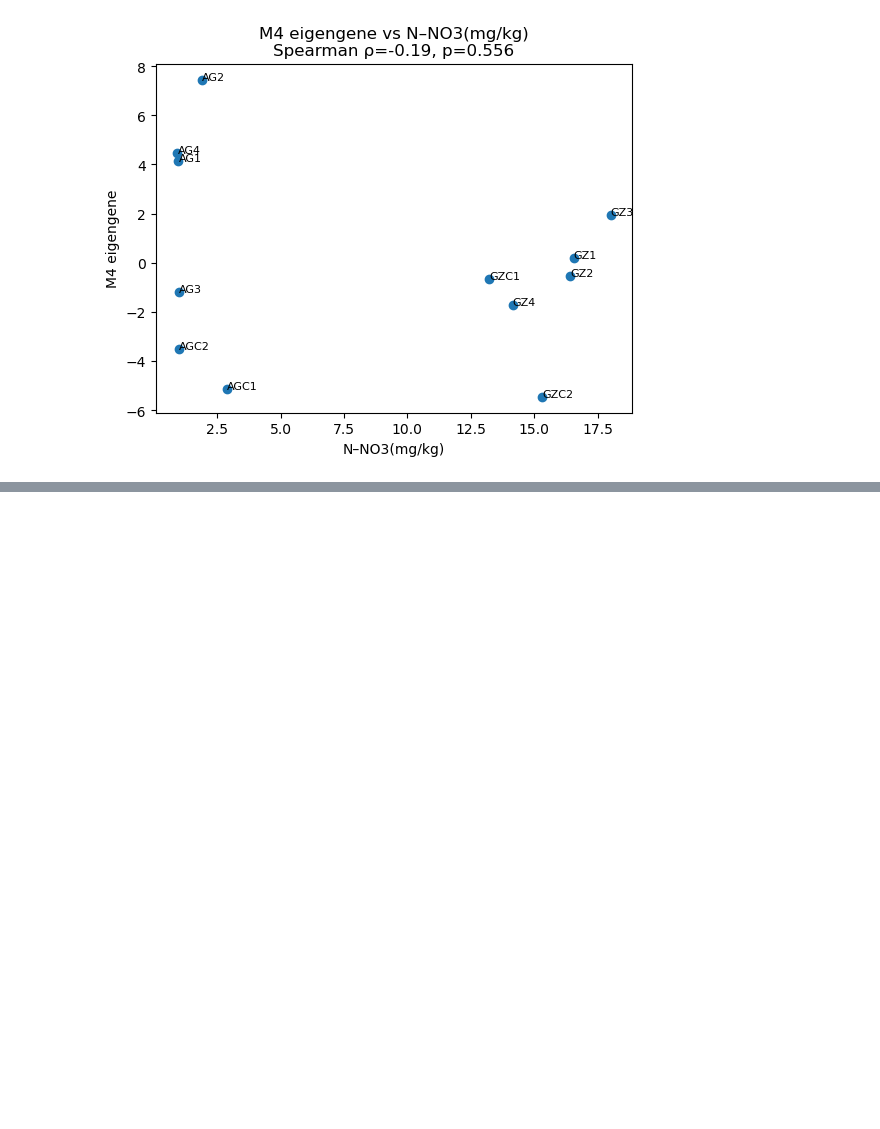
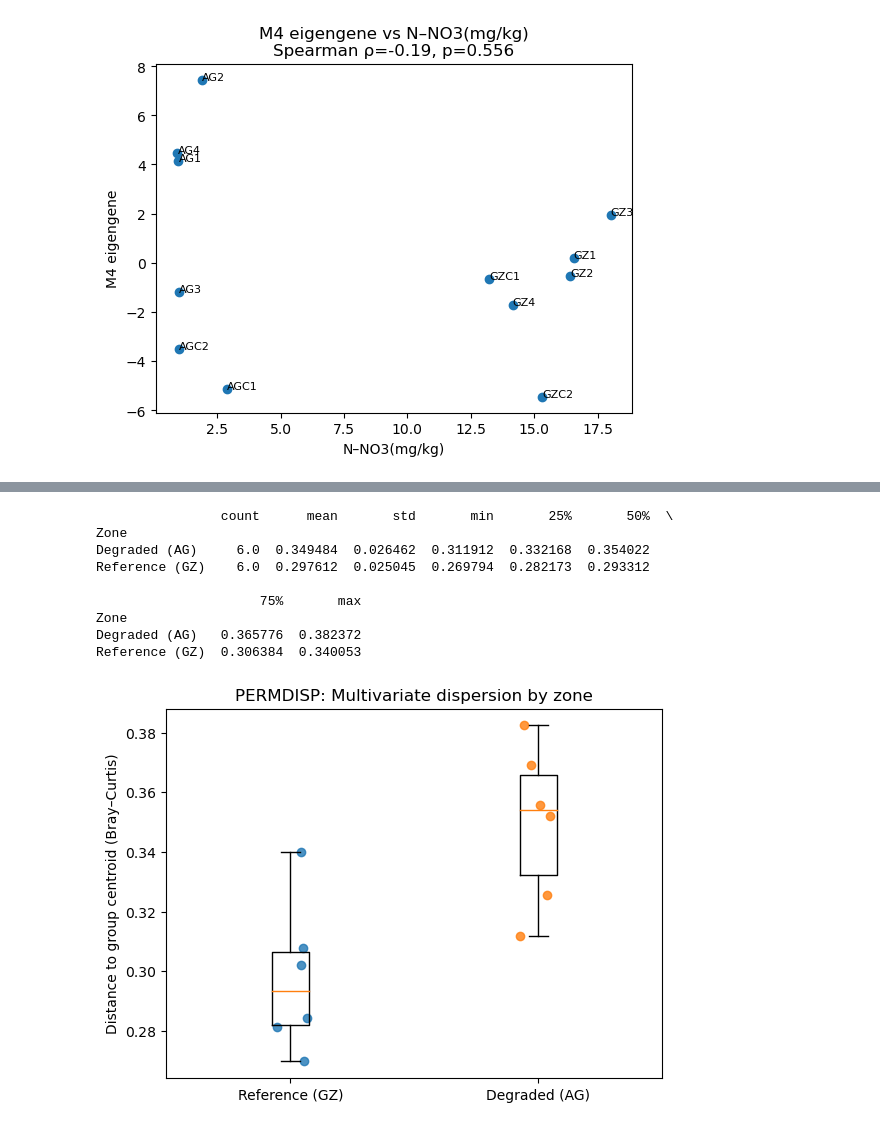
Before and after one commit to kayvinsoo7/HAALSI_work, a Jupyter notebook: mdscan-master/Pois_soil_MB1.ipynb, the cells around one changed output, grey strips where cells are left out. Cells and saved outputs as stored; diff of their text form; code cells hidden in the pictures; blank space fills up the shorter version.

```diff
--- a/mdscan-master/Pois_soil_MB1.ipynb
+++ b/mdscan-master/Pois_soil_MB1.ipynb
@@ -1900,0 +2204,76 @@ for var in top_vars:
+# %%
+import numpy as np
+import pandas as pd
+import matplotlib.pyplot as plt
+
+# -----------------------------
+# Compute distances to group centroids (PERMDISP-style)
+# -----------------------------
+def distances_to_centroid(distance_matrix, grouping):
+    """
+    Returns a pandas Series of each sample's distance to its group centroid,
+    where centroid distance is approximated as the mean distance to all other
+    samples in the same group (standard PERMDISP logic on distance matrices).
+    """
+    D = np.asarray(distance_matrix, dtype=float)
+    groups = pd.Series(grouping).reset_index(drop=True)
+
+    n = D.shape[0]
+    d2c = np.zeros(n)
+
+    for lev in groups.unique():
+        idx = np.where(groups.values == lev)[0]
+        subD = D[np.ix_(idx, idx)]
+        d2c[idx] = subD.mean(axis=1)
+
+    return pd.Series(d2c, index=np.arange(n), name="Dist_to_centroid")
+
+# If you have a DataFrame distance matrix instead of numpy, convert safely:
+# dist_mat = dist_df.values
+
+# Make sure groups is aligned with dist_mat row order.
+# Here we assume dist_mat rows/cols correspond to groups.index order used earlier.
+d2c = distances_to_centroid(dist_mat, groups.values)
+
+# Build plotting DataFrame with sample names (optional)
+plot_df = pd.DataFrame({
+    "Sample": groups.index.values if hasattr(groups, "index") else np.arange(len(groups)),
+    "Zone": groups.values,
+    "Dist_to_centroid": d2c.values
+})
+
+print(plot_df.groupby("Zone")["Dist_to_centroid"].describe())
+
+# -----------------------------
+# Standard PERMDISP boxplot (+ optional points)
+# -----------------------------
+zones = plot_df["Zone"].unique()
+data = [plot_df.loc[plot_df["Zone"] == z, "Dist_to_centroid"].values for z in zones]
+
+fig = plt.figure()
+ax = fig.add_subplot(111)
+
+# Boxplot
+ax.boxplot(data, labels=zones)
+
+# Optional: overlay points (jittered)
+for i, z in enumerate(zones, start=1):
+    y = plot_df.loc[plot_df["Zone"] == z, "Dist_to_centroid"].values
+    x = i + (np.random.rand(len(y)) - 0.5) * 0.15  # jitter
+    ax.scatter(x, y, alpha=0.8)
+
+ax.set_ylabel("Distance to group centroid (Bray–Curtis)")
+ax.set_title("PERMDISP: Multivariate dispersion by zone")
+plt.xticks(rotation=0)
+plt.show()
+# %% [output]
+                count      mean       std       min       25%       50%  \
+Zone
+Degraded (AG)     6.0  0.349484  0.026462  0.311912  0.332168  0.354022
+Reference (GZ)    6.0  0.297612  0.025045  0.269794  0.282173  0.293312
+
+                     75%       max
+Zone
+Degraded (AG)   0.365776  0.382372
+Reference (GZ)  0.306384  0.340053
+[figure, added]
```
Also changed, not shown: parts of 7 cells of this notebook, 4 other files.
